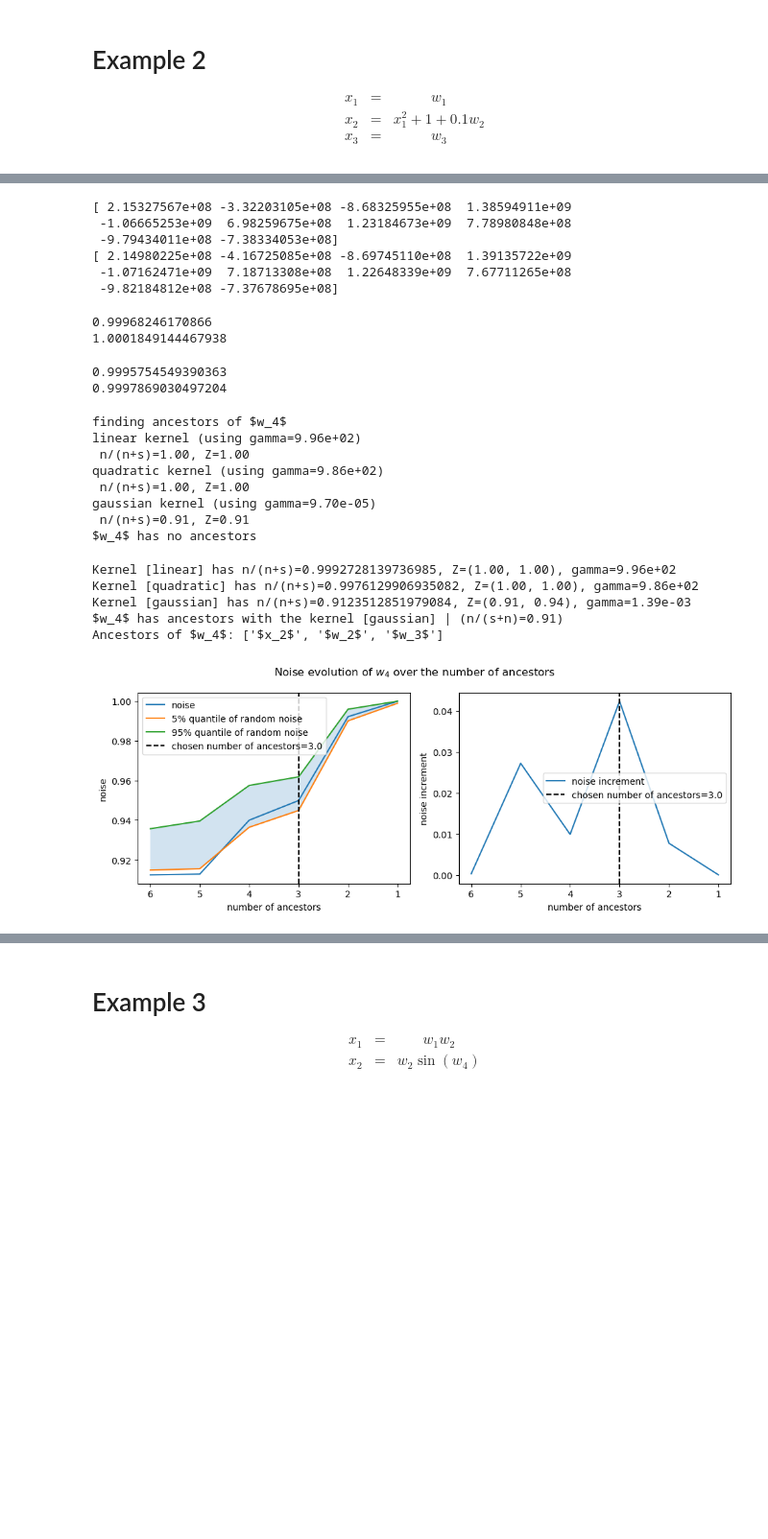
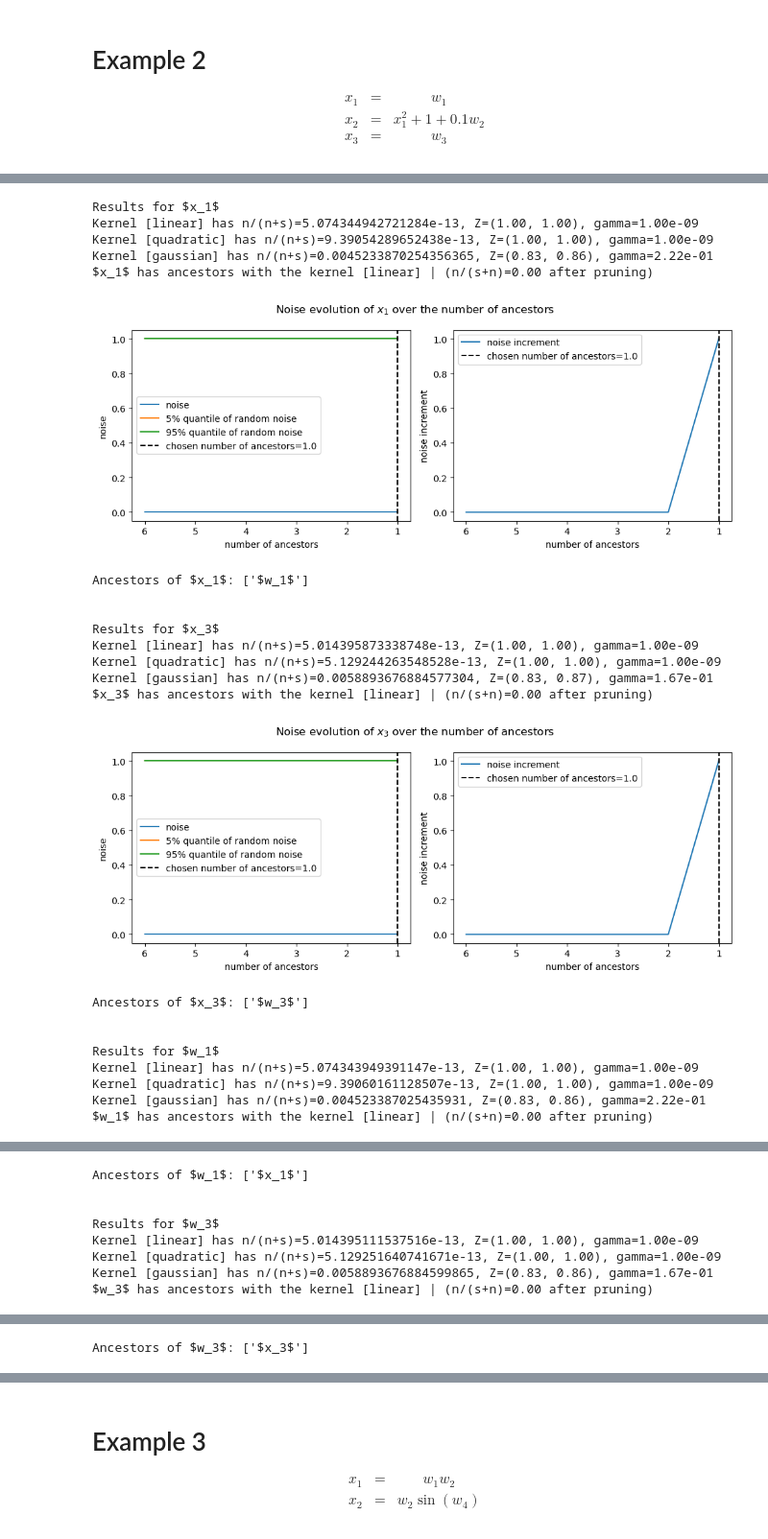
Before and after one commit to TheoBourdais/ComputationalHypergraphDiscovery, a Jupyter notebook: examples/Algebraic-equations/algebraic_equations_graph_discovery.ipynb, the cells around one changed output, grey strips where cells are left out. Shown at 96% size. Saved outputs shown, nothing was run; the diff lists cells and outputs as text; code cells hidden in the pictures; blank space fills up the shorter version.

```diff
--- a/examples/Algebraic-equations/algebraic_equations_graph_discovery.ipynb
+++ b/examples/Algebraic-equations/algebraic_equations_graph_discovery.ipynb
@@ -140,42 +98,26 @@ yb, noise, (Z_low, Z_high), gamma= CHD_old.GraphDiscovery._perform_regression(K,
-# %%
-print(yb[:10])
-print(yb2[:10])
-# %% [output]
-[ 2.15327567e+08 -3.32203105e+08 -8.68325955e+08  1.38594911e+09
- -1.06665253e+09  6.98259675e+08  1.23184673e+09  7.78980848e+08
- -9.79434011e+08 -7.38334053e+08]
-[ 2.14980225e+08 -4.16725085e+08 -8.69745110e+08  1.39135722e+09
- -1.07162471e+09  7.18713308e+08  1.22648339e+09  7.67711265e+08
- -9.82184812e+08 -7.37678695e+08]
-# %%
-print(noise)
-print(noise2)
-# %% [output]
-0.99968246170866
-1.0001849144467938
-# %%
-print(Z_low)
-print(Z_low2)
-# %% [output]
-0.9995754549390363
-0.9997869030497204
-# %%
-old_graph_discovery.fit(['$w_4$'])
-# %% [output]
-finding ancestors of $w_4$
-linear kernel (using gamma=9.96e+02)
- n/(n+s)=1.00, Z=1.00
-quadratic kernel (using gamma=9.86e+02)
- n/(n+s)=1.00, Z=1.00
-gaussian kernel (using gamma=9.70e-05)
- n/(n+s)=0.91, Z=0.91
-$w_4$ has no ancestors
 # %%
-graph_discovery.fit(['$w_4$'])
+graph_discovery.fit()
 # %% [output]
-Kernel [linear] has n/(n+s)=0.9992728139736985, Z=(1.00, 1.00), gamma=9.96e+02
-Kernel [quadratic] has n/(n+s)=0.9976129906935082, Z=(1.00, 1.00), gamma=9.86e+02
-Kernel [gaussian] has n/(n+s)=0.9123512851979084, Z=(0.91, 0.94), gamma=1.39e-03
-$w_4$ has ancestors with the kernel [gaussian] | (n/(s+n)=0.91)
-Ancestors of $w_4$: ['$x_2$', '$w_2$', '$w_3$']
+Results for $x_1$
+Kernel [linear] has n/(n+s)=5.074344942721284e-13, Z=(1.00, 1.00), gamma=1.00e-09
+Kernel [quadratic] has n/(n+s)=9.39054289652438e-13, Z=(1.00, 1.00), gamma=1.00e-09
+Kernel [gaussian] has n/(n+s)=0.0045233870254356365, Z=(0.83, 0.86), gamma=2.22e-01
+$x_1$ has ancestors with the kernel [linear] | (n/(s+n)=0.00 after pruning)
-[figure, old version]
+[figure, new version]
+Ancestors of $x_1$: ['$w_1$']
+
+
+Results for $x_3$
+Kernel [linear] has n/(n+s)=5.014395873338748e-13, Z=(1.00, 1.00), gamma=1.00e-09
+Kernel [quadratic] has n/(n+s)=5.129244263548528e-13, Z=(1.00, 1.00), gamma=1.00e-09
+Kernel [gaussian] has n/(n+s)=0.0058893676884577304, Z=(0.83, 0.87), gamma=1.67e-01
+$x_3$ has ancestors with the kernel [linear] | (n/(s+n)=0.00 after pruning)
+[figure, added]
+Ancestors of $x_3$: ['$w_3$']
+
+
+Results for $w_1$
+Kernel [linear] has n/(n+s)=5.074343949391147e-13, Z=(1.00, 1.00), gamma=1.00e-09
+Kernel [quadratic] has n/(n+s)=9.39060161128507e-13, Z=(1.00, 1.00), gamma=1.00e-09
+Kernel [gaussian] has n/(n+s)=0.004523387025435931, Z=(0.83, 0.86), gamma=2.22e-01
+$w_1$ has ancestors with the kernel [linear] | (n/(s+n)=0.00 after pruning)
@@ -181,0 +125,8 @@ Ancestors of $w_4$: ['$x_2$', '$w_2$', '$w_3$']
+Ancestors of $w_1$: ['$x_1$']
+
+
+Results for $w_3$
+Kernel [linear] has n/(n+s)=5.014395111537516e-13, Z=(1.00, 1.00), gamma=1.00e-09
+Kernel [quadratic] has n/(n+s)=5.129251640741671e-13, Z=(1.00, 1.00), gamma=1.00e-09
+Kernel [gaussian] has n/(n+s)=0.0058893676884599865, Z=(0.83, 0.86), gamma=1.67e-01
+$w_3$ has ancestors with the kernel [linear] | (n/(s+n)=0.00 after pruning)
@@ -181,0 +134 @@ Ancestors of $w_4$: ['$x_2$', '$w_2$', '$w_3$']
+Ancestors of $w_3$: ['$x_3$']
```
Also changed, not shown: parts of 22 cells of this notebook.
